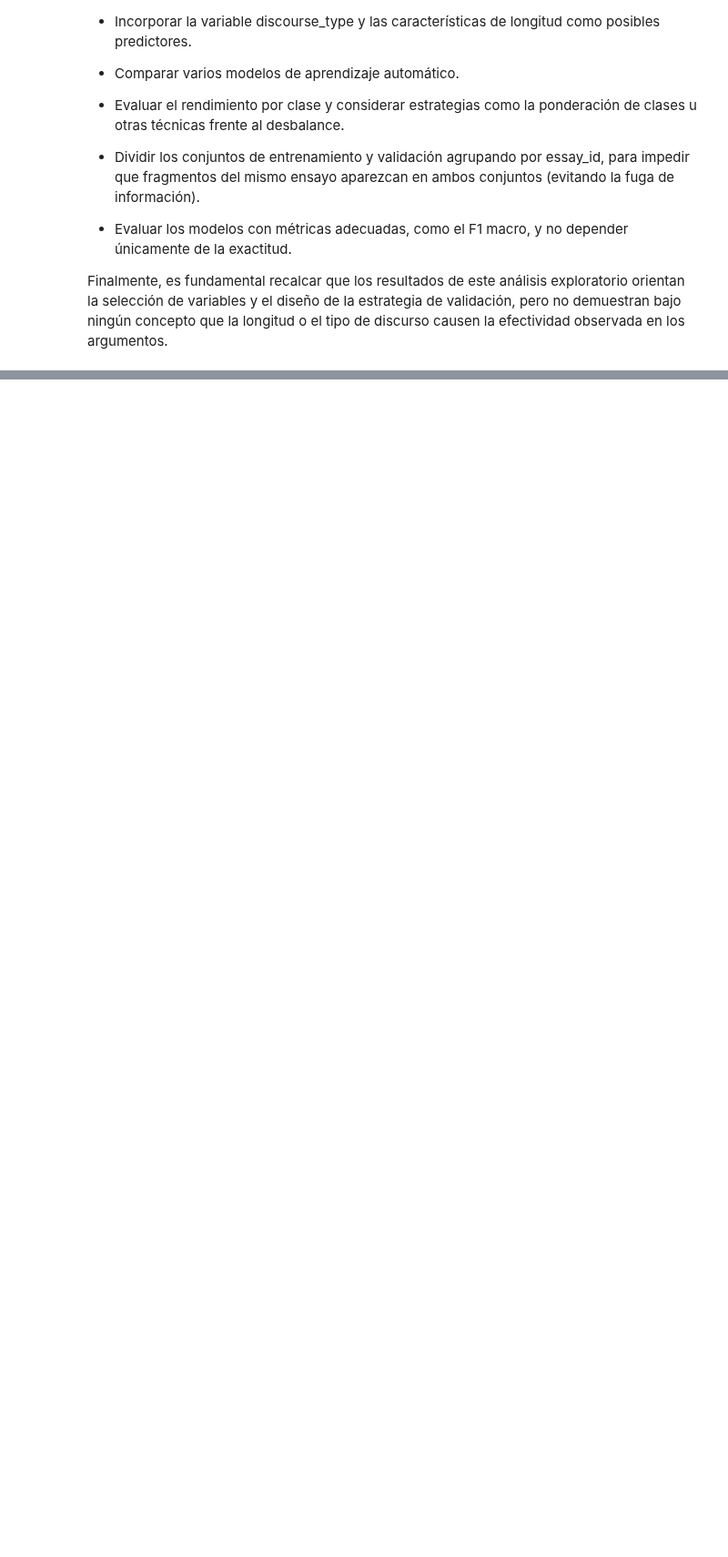
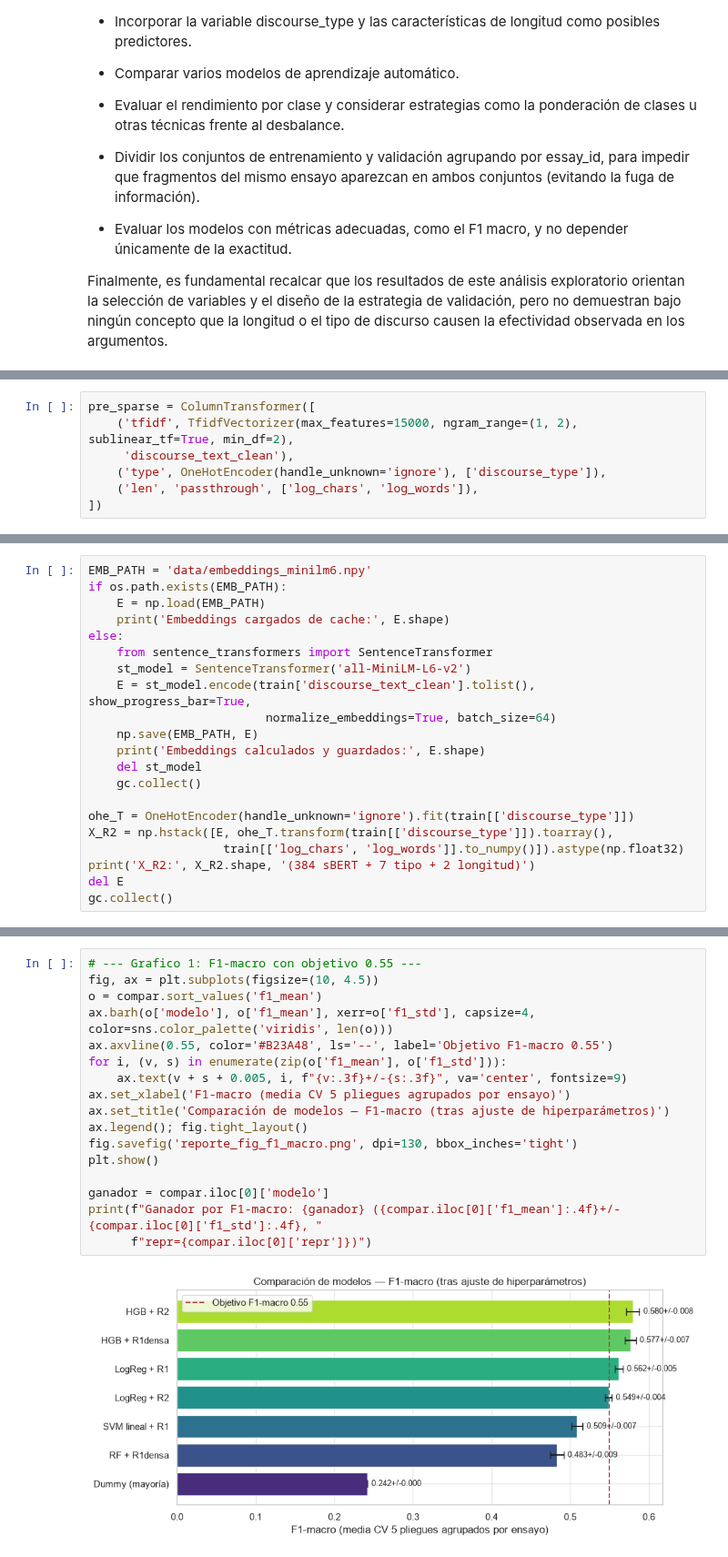
Before and after one commit to GAOV314/Proyecto2_resultados_DS, a Jupyter notebook: proyecto2-DS.ipynb, the cells around one changed output, grey strips where cells are left out. Shown at 91% size. Drawn from its saved outputs; the diff is of its cells as text; blank space fills up the shorter version.

```diff
--- a/proyecto2-DS.ipynb
+++ b/proyecto2-DS.ipynb
@@ -777,0 +794,7 @@ fig.tight_layout(); plt.show()
+# %%
+pre_sparse = ColumnTransformer([
+    ('tfidf', TfidfVectorizer(max_features=15000, ngram_range=(1, 2), sublinear_tf=True, min_df=2),
+     'discourse_text_clean'),
+    ('type', OneHotEncoder(handle_unknown='ignore'), ['discourse_type']),
+    ('len', 'passthrough', ['log_chars', 'log_words']),
+])
@@ -777,0 +835,21 @@ fig.tight_layout(); plt.show()
+# %%
+EMB_PATH = 'data/embeddings_minilm6.npy'
+if os.path.exists(EMB_PATH):
+    E = np.load(EMB_PATH)
+    print('Embeddings cargados de cache:', E.shape)
+else:
+    from sentence_transformers import SentenceTransformer
+    st_model = SentenceTransformer('all-MiniLM-L6-v2')
+    E = st_model.encode(train['discourse_text_clean'].tolist(), show_progress_bar=True,
+                         normalize_embeddings=True, batch_size=64)
+    np.save(EMB_PATH, E)
+    print('Embeddings calculados y guardados:', E.shape)
+    del st_model
+    gc.collect()
+
+ohe_T = OneHotEncoder(handle_unknown='ignore').fit(train[['discourse_type']])
+X_R2 = np.hstack([E, ohe_T.transform(train[['discourse_type']]).toarray(),
+                   train[['log_chars', 'log_words']].to_numpy()]).astype(np.float32)
+print('X_R2:', X_R2.shape, '(384 sBERT + 7 tipo + 2 longitud)')
+del E
+gc.collect()
@@ -777,0 +1016,19 @@ fig.tight_layout(); plt.show()
+# %%
+# --- Grafico 1: F1-macro con objetivo 0.55 ---
+fig, ax = plt.subplots(figsize=(10, 4.5))
+o = compar.sort_values('f1_mean')
+ax.barh(o['modelo'], o['f1_mean'], xerr=o['f1_std'], capsize=4, color=sns.color_palette('viridis', len(o)))
+ax.axvline(0.55, color='#B23A48', ls='--', label='Objetivo F1-macro 0.55')
+for i, (v, s) in enumerate(zip(o['f1_mean'], o['f1_std'])):
+    ax.text(v + s + 0.005, i, f"{v:.3f}+/-{s:.3f}", va='center', fontsize=9)
+ax.set_xlabel('F1-macro (media CV 5 pliegues agrupados por ensayo)')
+ax.set_title('Comparación de modelos — F1-macro (tras ajuste de hiperparámetros)')
+ax.legend(); fig.tight_layout()
+fig.savefig('reporte_fig_f1_macro.png', dpi=130, bbox_inches='tight')
+plt.show()
+
+ganador = compar.iloc[0]['modelo']
+print(f"Ganador por F1-macro: {ganador} ({compar.iloc[0]['f1_mean']:.4f}+/-{compar.iloc[0]['f1_std']:.4f}, "
+      f"repr={compar.iloc[0]['repr']})")
+# %% [output]
+[figure, added]
```
Also changed, not shown: parts of 70 cells of this notebook, 16 other files.
